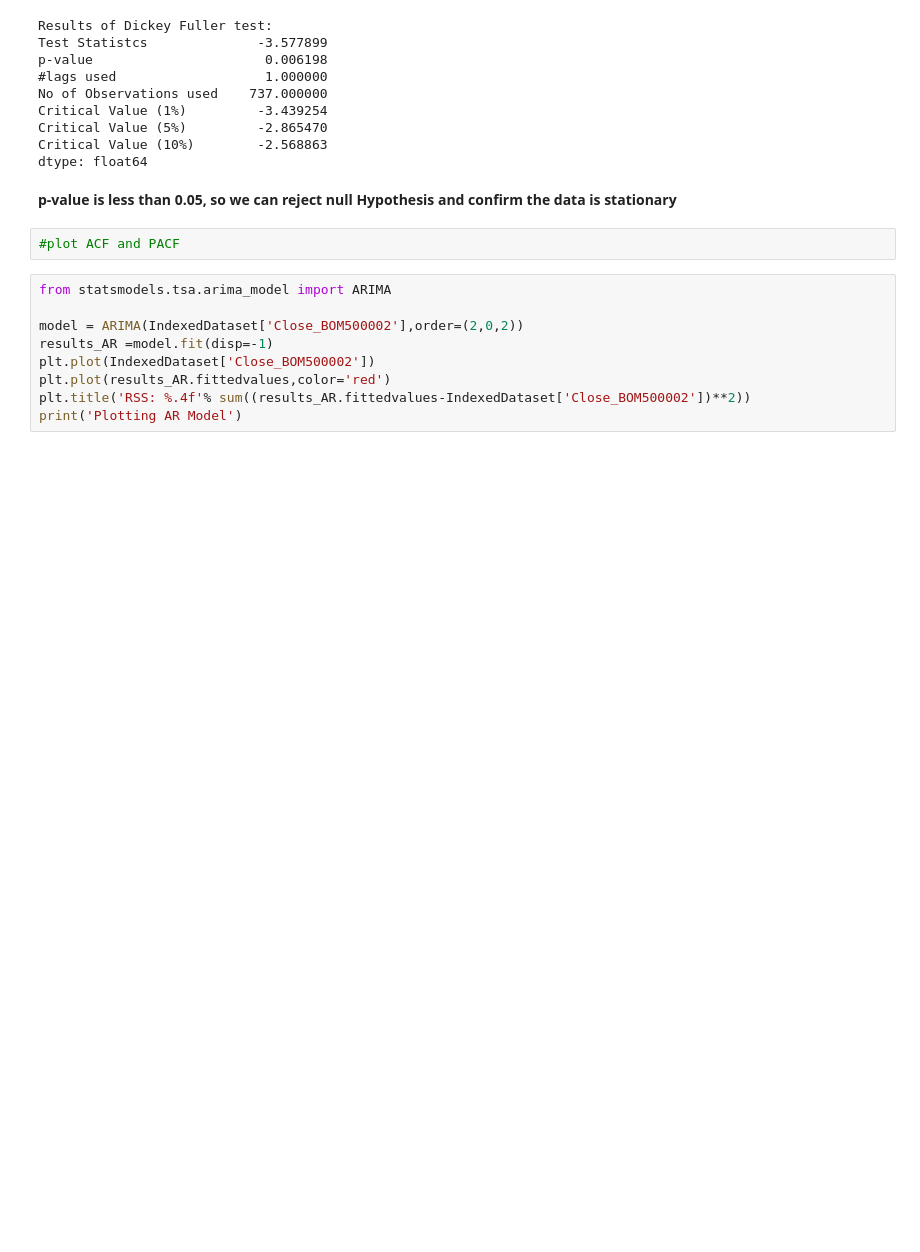
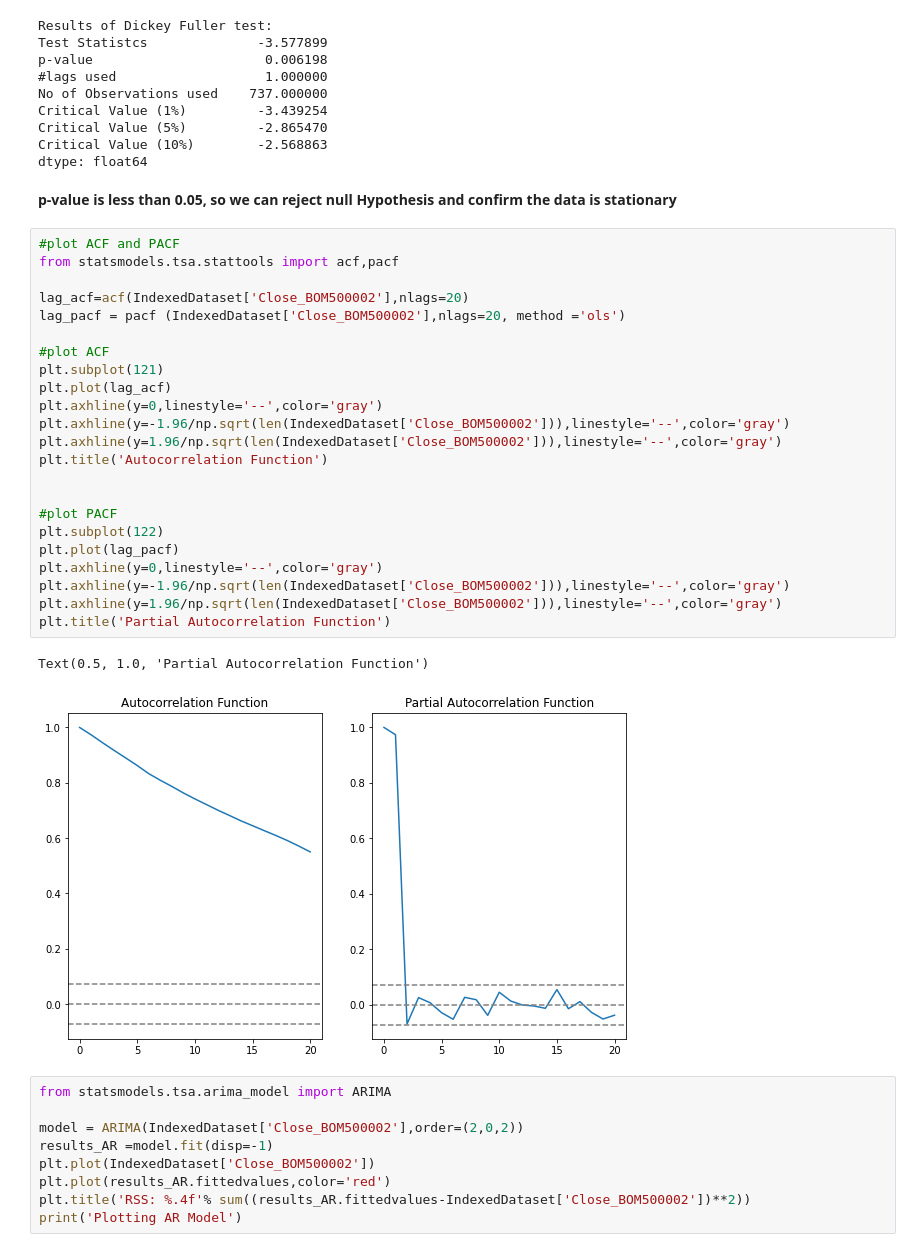
Before and after one commit to santoshgurujula/Springboard, a Jupyter notebook: TimeSeriesModel.ipynb, the cells around one changed output. Cells and saved outputs as stored; diff of their text form; blank space fills up the shorter version.

```diff
--- a/TimeSeriesModel.ipynb
+++ b/TimeSeriesModel.ipynb
@@ -190,8 +190,32 @@ dtype: float64
 # %% [markdown]
 **p-value is less than 0.05, so we can reject null Hypothesis
 and confirm the data is stationary**
-# %%
-#plot ACF and PACF
+# %%
+#plot ACF and PACF
+from statsmodels.tsa.stattools import acf,pacf
+
+lag_acf=acf(IndexedDataset['Close_BOM500002'],nlags=20)
+lag_pacf = pacf (IndexedDataset['Close_BOM500002'],nlags=20, method ='ols')
+
+#plot ACF
+plt.subplot(121)
+plt.plot(lag_acf)
+plt.axhline(y=0,linestyle='--',color='gray')
+plt.axhline(y=-1.96/np.sqrt(len(IndexedDataset['Close_BOM500002'])),linestyle='--',color='gray')
+plt.axhline(y=1.96/np.sqrt(len(IndexedDataset['Close_BOM500002'])),linestyle='--',color='gray')
+plt.title('Autocorrelation Function')
+
+
+#plot PACF
+plt.subplot(122)
+plt.plot(lag_pacf)
+plt.axhline(y=0,linestyle='--',color='gray')
+plt.axhline(y=-1.96/np.sqrt(len(IndexedDataset['Close_BOM500002'])),linestyle='--',color='gray')
+plt.axhline(y=1.96/np.sqrt(len(IndexedDataset['Close_BOM500002'])),linestyle='--',color='gray')
+plt.title('Partial Autocorrelation Function')
+# %% [output]
+Text(0.5, 1.0, 'Partial Autocorrelation Function')
+[figure, added]
 # %%
 from statsmodels.tsa.arima_model import ARIMA
 
```
